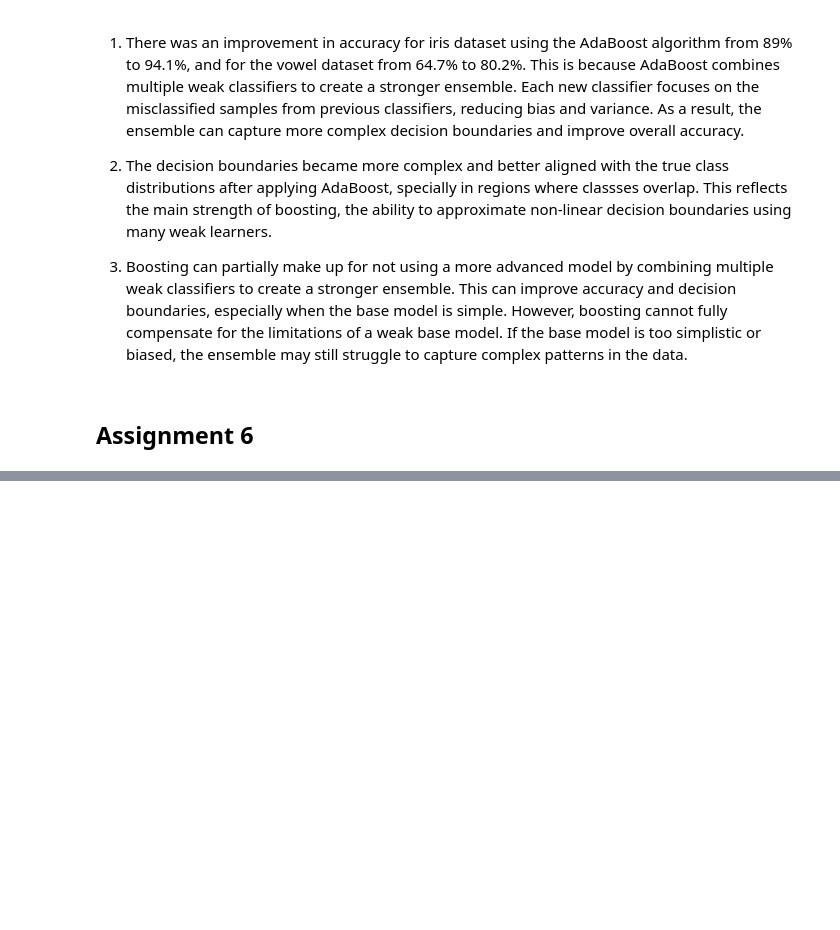
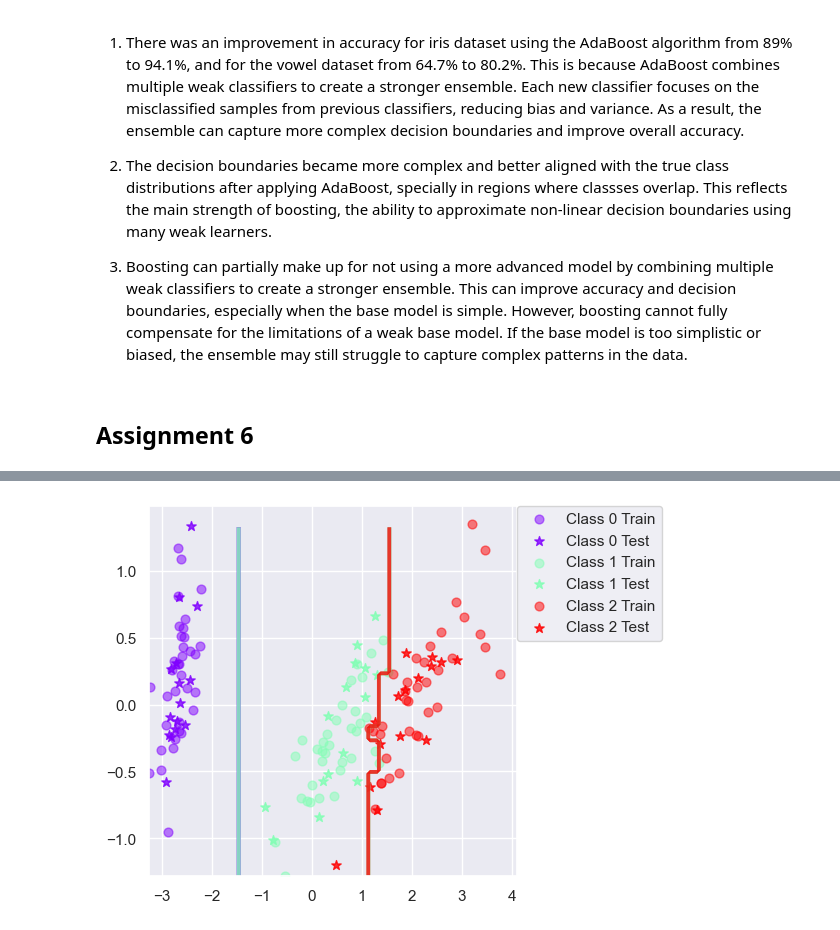
Before and after one commit to david-bazalduaa/Lab-3-Bayes-Classifier, a Jupyter notebook: Assignment 3.ipynb, the cells around one changed output, grey strips where cells are left out. Drawn from its saved outputs; the diff is of its cells as text; code cells hidden in the pictures; blank space fills up the shorter version.

```diff
--- a/Assignment 3.ipynb
+++ b/Assignment 3.ipynb
@@ -356,0 +418,5 @@ plotBoundary(BoostClassifier(BayesClassifier()), dataset='vowel',split=0.7)
+# %%
+%matplotlib inline
+plotBoundary(BoostClassifier(DecisionTreeClassifier(), T=10), dataset='iris',split=0.7)
+# %% [output]
+[figure, added]
```
Also changed, not shown: parts of 12 cells of this notebook.
